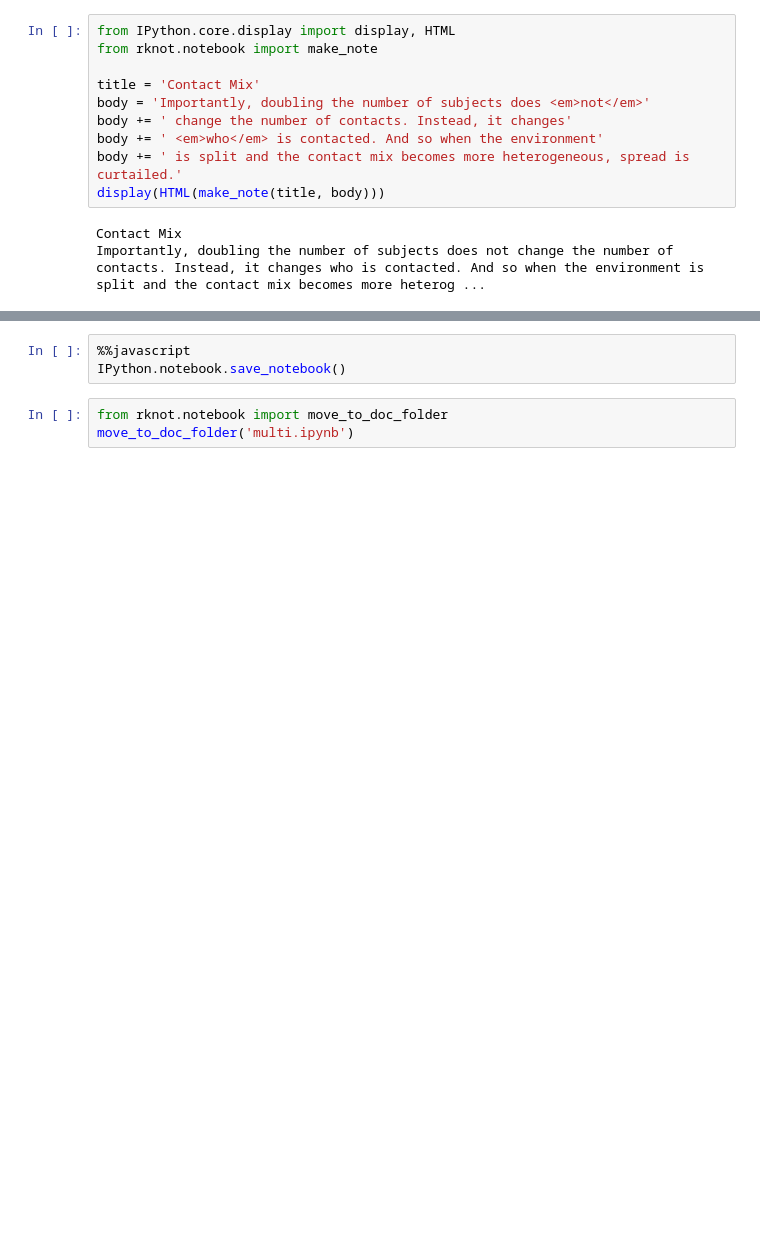
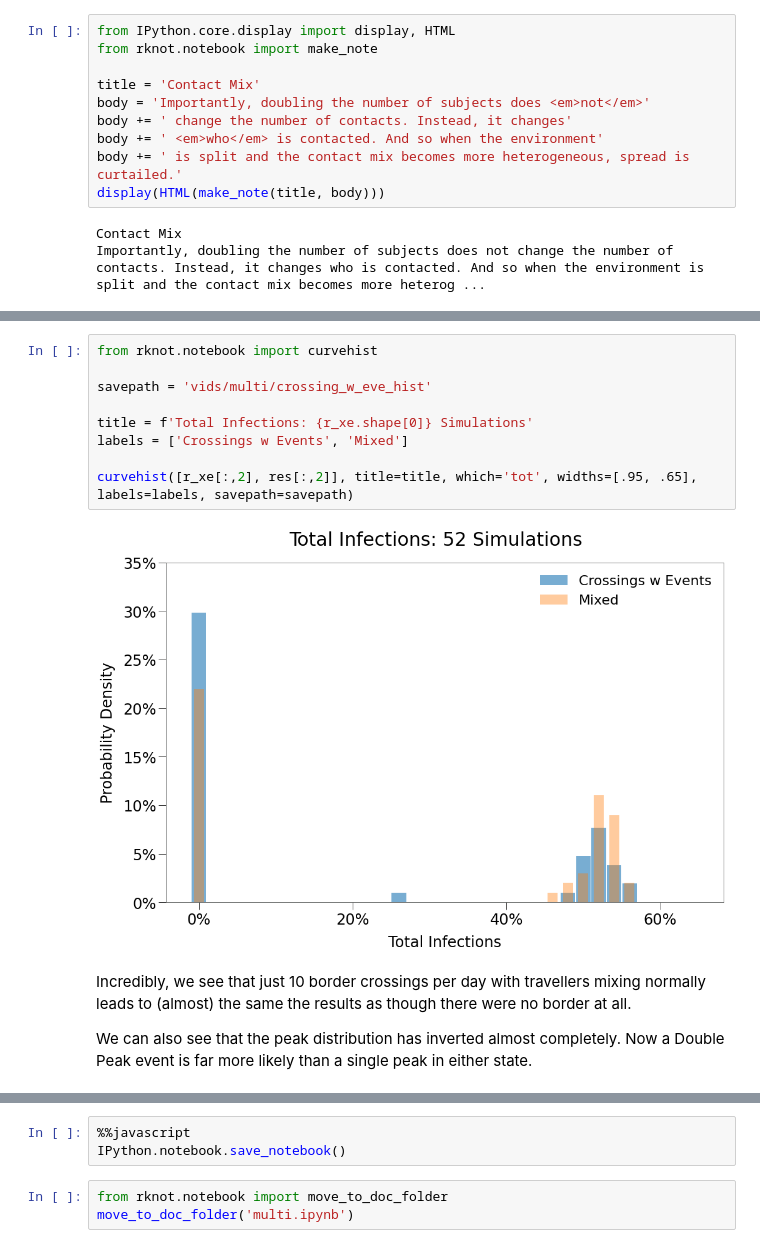
Before and after one commit to rjskene/rknotdocs, a Jupyter notebook: docs/multi.ipynb, the cells around one changed output, grey strips where cells are left out. Cells and saved outputs as stored; diff of their text form; blank space fills up the shorter version.

```diff
--- a/docs/multi.ipynb
+++ b/docs/multi.ipynb
@@ -292,0 +592,15 @@ To be continued ...
+# %%
+from rknot.notebook import curvehist
+
+savepath = 'vids/multi/crossing_w_eve_hist'
+
+title = f'Total Infections: {r_xe.shape[0]} Simulations'
+labels = ['Crossings w Events', 'Mixed']
+
+curvehist([r_xe[:,2], res[:,2]], title=title, which='tot', widths=[.95, .65], labels=labels, savepath=savepath)
+# %% [output]
+[figure, added]
+# %% [markdown]
+Incredibly, we see that just 10 border crossings per day with travellers mixing normally leads to (almost) the same the results as though there were no border at all.
+
+We can also see that the peak distribution has inverted almost completely. Now a Double Peak event is far more likely than a single peak in either state.
```
Also changed, not shown: parts of 66 cells of this notebook, 40 other files.
